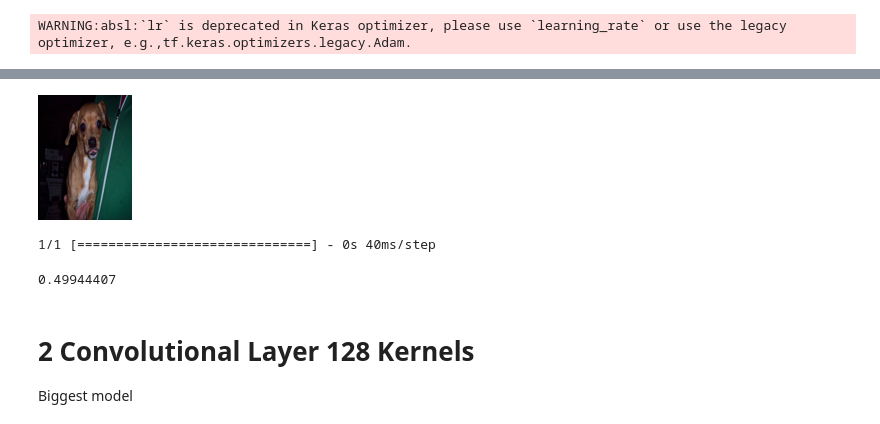
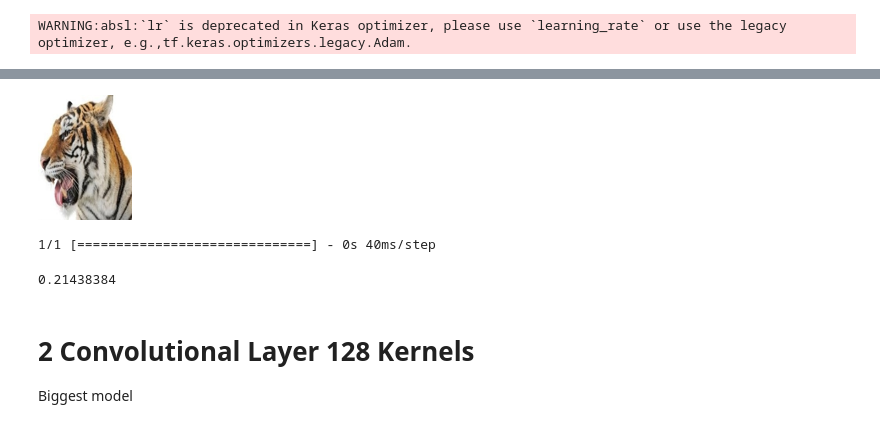
Before and after one commit to Levy2704/DLE_Assessment_3, a Jupyter notebook: Assessment3.ipynb, the cells around one changed output, grey strips where cells are left out. Drawn from its saved outputs; the diff is of its cells as text; code cells hidden in the pictures.

```diff
--- a/Assessment3.ipynb
+++ b/Assessment3.ipynb
@@ -423,6 +533,7 @@ Bigger Convolutional Model
 #Creating the model
 fc_layer_size = 256
 img_size = IMG_SIZE
+num_classes = 4
 #Convolutional layers with 48 kernel each (more neurons)
 conv_inputs = keras.Input(shape=(img_size[1], img_size[0],3), name='ani_image')
 conv_layer = layers.Conv2D(48, kernel_size=3, activation='relu')(conv_inputs)
@@ -434,17 +545,17 @@ conv_x = layers.Flatten(name = 'flattened_features')(conv_layer) #turn image to
 #Activation
 conv_x = layers.Dense(fc_layer_size, activation='relu', name='first_layer')(conv_x)
 conv_x = layers.Dense(fc_layer_size, activation='relu', name='second_layer')(conv_x)
-conv_outputs = layers.Dense(1, activation='sigmoid', name='class')(conv_x)
-
+conv_outputs = layers.Dense(num_classes, activation='softmax', name='class')(conv_x)  # softmax for multi-class
+#Activation equations
 conv_model = keras.Model(inputs=conv_inputs, outputs=conv_outputs)
 # %%
 #Adam Optimizer
 customAdam = keras.optimizers.Adam(lr=1e-6)
 conv_model.compile(optimizer=customAdam,  # Optimizer
               # Loss function to minimize
-              loss="binary_crossentropy",
+              loss="sparse_categorical_crossentropy",
               # List of metrics to monitor
-              metrics=["binary_crossentropy","mean_squared_error"])
+              metrics=["accuracy","sparse_categorical_crossentropy","mean_squared_error"])
 # %% [output]
 WARNING:absl:`lr` is deprecated in Keras optimizer, please use `learning_rate` or use the legacy optimizer, e.g.,tf.keras.optimizers.legacy.Adam.
 # %%
@@ -456,7 +567,7 @@ history = conv_model.fit(x_train,
                     #If it is taking forever to load for the first epoch, make this smaller
                     batch_size=64,
                     shuffle = True,
-                    epochs=15,
+                    epochs=4,
                     validation_data=(x_valid, labels_valid))
 # %% [output]
 # Fit model on training data
@@ -533,7 +636,7 @@ No predictions above the threshold.
 # %%
 def animal_pic(index):
     return Image.fromarray(x_valid[index])
-def cat_index(index):
+def tiger_index(index):
     return conv_model.predict(np.asarray([x_valid[124]]))[0][0]
 # %%
 #Save model
@@ -545,7 +646,7 @@ INFO:tensorflow:Assets written to: conv_model_big\assets
 # %%
 #Test model
 #Not a cat it says it's not a cat but its a coin toss
-index = 150
-print("probability of being a cat: {}".format(cat_index(index)))
+index = 90
+print("probability of being a tiger: {}".format(tiger_index(index)))
 animal_pic(index)
 # %% [output]
@@ -554,10 +655,10 @@ probability of being a cat: 0.49944406747817993
-[figure, old version]
+[figure, new version]
 # %%
 #Prediction score
 conv_model.predict(np.asarray([x_valid[124]]))[0][0]
 # %% [output]
 1/1 [==============================] - 0s 40ms/step
-0.49944407
+0.21438384
 # %%
 #Save model
 big_model = keras.models.load_model('conv_model_big')
```
Also changed, not shown: parts of 45 cells of this notebook, 1 other file.
